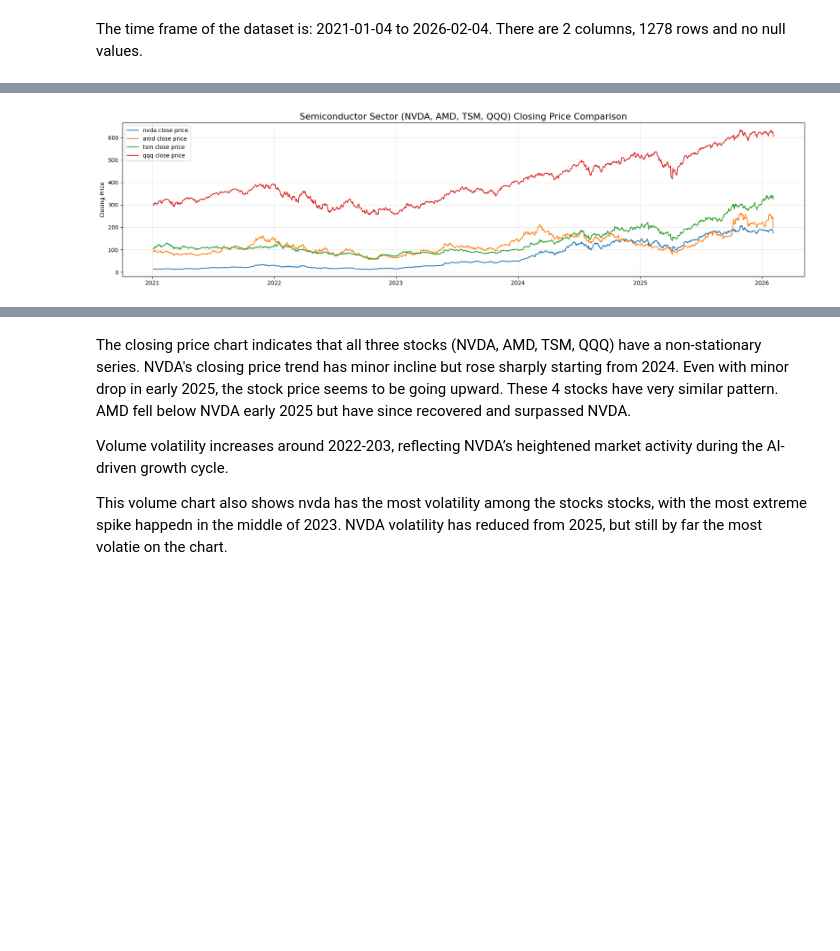
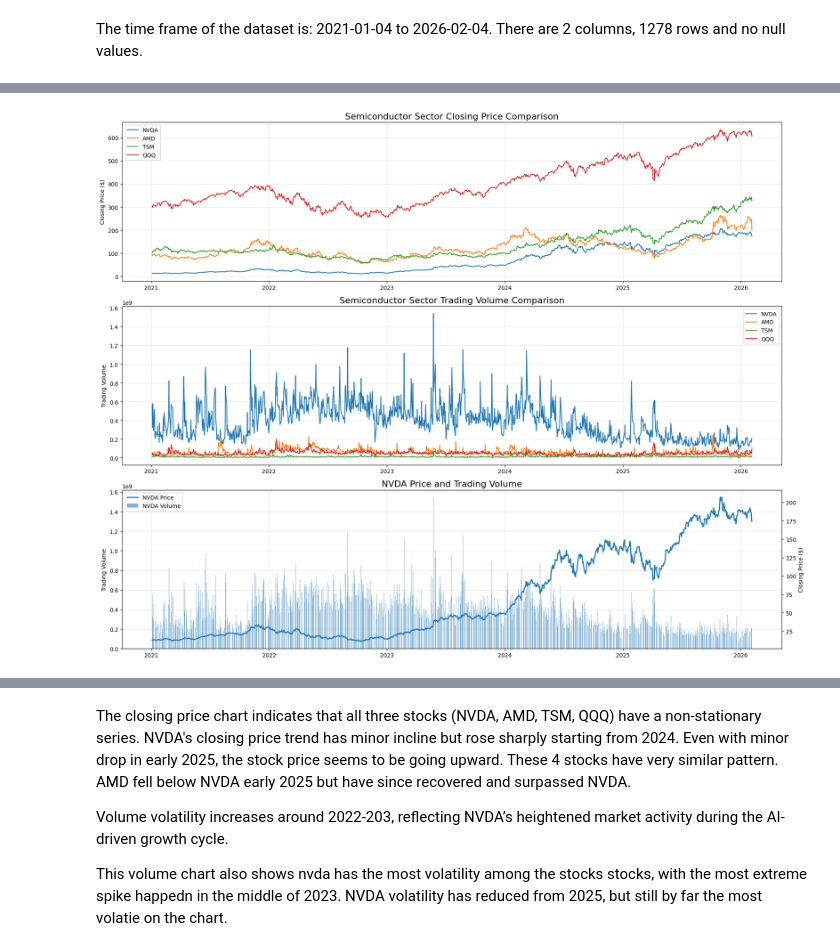
Before and after one commit to EsserMishelle/short-term-stock-forecast, a Jupyter notebook: 01_eda_and_naive_baseline.ipynb, the cells around one changed output, grey strips where cells are left out. Cells and saved outputs as stored; diff of their text form; code cells hidden in the pictures; blank space fills up the shorter version.

```diff
--- a/01_eda_and_naive_baseline.ipynb
+++ b/01_eda_and_naive_baseline.ipynb
@@ -277,64 +277,81 @@ display(nvda.tail(2))
 | 2026-02-03 | 180.339996 |
 | 2026-02-04 | 174.190002 |
 # %%
-plt.figure(figsize=(22, 5))
+fig, axes = plt.subplots(3, 1, figsize=(18, 14))
 
-plt.plot(nvda.index, nvda['nvda_close'], label='nvda close price')
-plt.plot(amd.index, amd['amd_close'], label='amd close price')
-plt.plot(tsm.index, tsm['tsm_close'], label='tsm close price')
-plt.plot(qqq.index, qqq['qqq_close'], label='qqq close price')
+# ---------------------------
+# 1. Sector Price Comparison
+# ---------------------------
+axes[0].plot(nvda.index, nvda['nvda_close'], label='NVDA')
+axes[0].plot(amd.index, amd['amd_close'], label='AMD')
+axes[0].plot(tsm.index, tsm['tsm_close'], label='TSM')
+axes[0].plot(qqq.index, qqq['qqq_close'], label='QQQ')
 
-plt.grid(True, alpha=0.3)
-plt.ylabel('Closing Price')
-plt.legend()
-plt.title('Semiconductor Sector (NVDA, AMD, TSM, QQQ) Closing Price Comparison', size = 16)
-plt.savefig(os.path.join(assets_folder_path, 'multiple_stocks_closing_price.jpg'))
-plt.show()
-print()
+axes[0].grid(True, alpha=0.3)
+axes[0].set_ylabel('Closing Price ($)')
+axes[0].set_title('Semiconductor Sector Closing Price Comparison', fontsize=16)
+axes[0].legend()
 
-plt.figure(figsize=(22, 5))
-plt.plot(nvda_volume.index, nvda_volume['nvda_volume'], label='nvda_volume')
-plt.plot(amd_volume.index, amd_volume['amd_volume'], label='amd volume')
-plt.plot(tsm_volume.index, tsm_volume['tsm_volume'], label='tsm volume')
-plt.plot(qqq_volume.index, qqq_volume['qqq_volume'], label='qqq volume')
 
-plt.grid(True, alpha=0.3)
-plt.legend()
-plt.ylabel('Trading Volume')
-plt.title('Semiconductor Sector (NVDA, AMD, TSM, QQQ) Trading Volume Comparison', size = 16)
-plt.savefig(os.path.join(assets_folder_path, 'multiple_stocks_trading_volume.jpg'))
-plt.show()
+# ---------------------------
+# 2. Sector Volume Comparison
+# ---------------------------
+axes[1].plot(nvda_volume.index, nvda_volume['nvda_volume'], label='NVDA')
+axes[1].plot(amd_volume.index, amd_volume['amd_volume'], label='AMD')
+axes[1].plot(tsm_volume.index, tsm_volume['tsm_volume'], label='TSM')
+axes[1].plot(qqq_volume.index, qqq_volume['qqq_volume'], label='QQQ')
 
-fig, ax1 = plt.subplots(figsize=(22,5))
+axes[1].grid(True, alpha=0.3)
+axes[1].set_ylabel('Trading Volume')
+axes[1].set_title('Semiconductor Sector Trading Volume Comparison', fontsize=16)
+axes[1].legend()
 
-# Bars: NVDA volume
+
+# ---------------------------
+# 3. NVDA Price vs Volume
+# ---------------------------
+ax1 = axes[2]
+
 ax1.bar(
     nvda_volume.index,
     nvda_volume['nvda_volume'],
-    color='limegreen',
-    alpha=0.25,
+    alpha=0.55,
     label='NVDA Volume'
 )
+
 ax1.set_ylabel("Trading Volume")
 
-# Secondary axis for prices
 ax2 = ax1.twinx()
 
-ax2.plot(nvda.index, nvda['nvda_close'], label='NVDA Price', linewidth=2, color='green')
+ax2.plot(
+    nvda.index,
+    nvda['nvda_close'],
+    linewidth=2,
+    label='NVDA Price',
+)
 
-ax2.set_ylabel("Closing Price")
+ax2.set_ylabel("Closing Price ($)")
 
 ax1.grid(True, alpha=0.3)
 
 # Combined legend
 lines, labels = ax2.get_legend_handles_labels()
 bars, bar_labels = ax1.get_legend_handles_labels()
+
 ax2.legend(lines + bars, labels + bar_labels)
 
-plt.title("NVDA Price with Trading Volume", size=16)
+axes[2].set_title("NVDA Price and Trading Volume", fontsize=16)
 
-plt.savefig(os.path.join(assets_folder_path, 'nvda_sector_price_volume_combined.jpg'))
+plt.tight_layout()
+
+plt.savefig(
+    os.path.join(
+        assets_folder_path,
+        'semiconductor_sector_price_volume_analysis.jpg'
+    )
+)
+
 
 plt.show()
 # %% [output]
-[figure, old version]
+[figure, new version]
```
Also changed, not shown: parts of 17 cells of this notebook.
